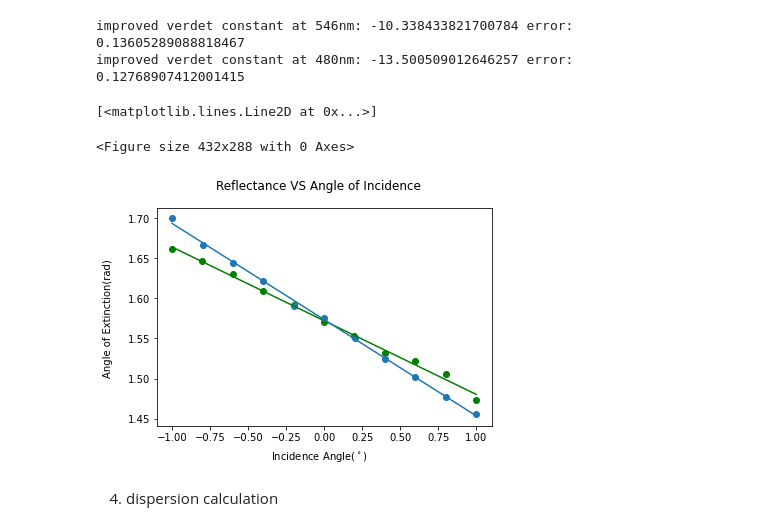
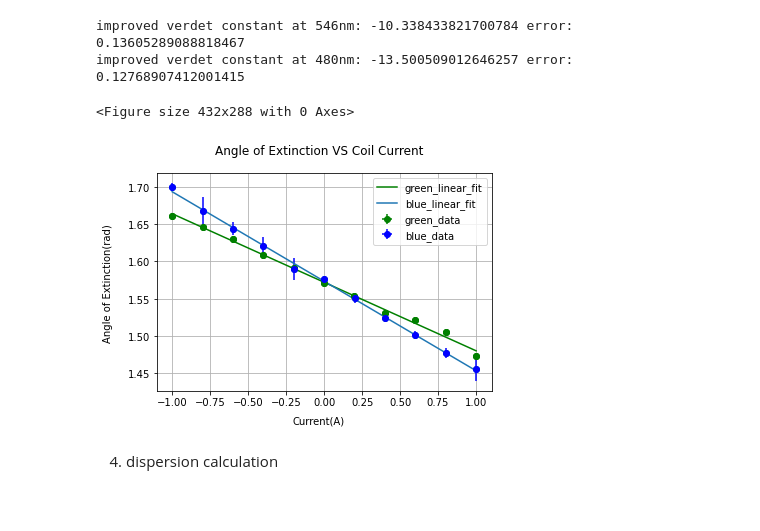
Before and after one commit to alberthu233/phys311_lab_report, a Jupyter notebook: faraday_rotation/faraday.ipynb, the cells around one changed output. Saved outputs shown, nothing was run; the diff lists cells and outputs as text; code cells hidden in the pictures; blank space fills up the shorter version.

Commit message:
plot

```diff
--- a/faraday_rotation/faraday.ipynb
+++ b/faraday_rotation/faraday.ipynb
@@ -139,21 +140,30 @@ improved verdet constant at 480nm: -13.500509012646257 error: 0.1276890741200141
 # %%
 xp = np.linspace(-1,1,1000)
 plt.clf()
 fig = plt.figure()
 ax1 = fig.add_subplot(111)
-fig.suptitle("Reflectance VS Angle of Incidence")
-fig.text(0.5, 0.01, 'Incidence Angle($^\circ$)', ha='center')
+fig.suptitle("Angle of Extinction VS Coil Current")
+fig.text(0.5, 0.01, 'Current(A)', ha='center')
 fig.text(0.001, 0.5, 'Angle of Extinction(rad)', va='center', rotation='vertical')
+#plot current vs angle with linear fit line
 ax1.scatter(df["Current"].div(1000), df["Angle_of_extinction"], color="green")
-ax1.plot(xp, new_vc(xp, l_green_fit[0][0], l_green_fit[0][1]), color="green")
-#axs[0].plot(xp, vc(xp, green_fit[0][0], green_fit[0][1]),"r")
+ax1.plot(xp, new_vc(xp, l_green_fit[0][0], l_green_fit[0][1]), color="green", label="green_linear_fit")
+ax1.errorbar(df["Current"].div(1000), df["Angle_of_extinction"],
+             xerr=df["sig_current"].div(1000), yerr=df["sig_degree"], color="green", fmt="o", label="green_data")
+
 ax1.scatter(df1["Current"].div(1000), df1["Avg_Angle_of_extinction"])
-ax1.plot(xp, new_vc(xp, l_blue_fit[0][0], l_blue_fit[0][1]))
-#axs[1].plot(xp, vc(xp, blue_fit[0][0], blue_fit[0][1]),"r")
+ax1.plot(xp, new_vc(xp, l_blue_fit[0][0], l_blue_fit[0][1]), label="blue_linear_fit")
+ax1.errorbar(df1["Current"].div(1000), df1["Avg_Angle_of_extinction"],
+             xerr=df1["sig_current"].div(1000), yerr=df1["sig_degree"],
+             color="blue", fmt="o", label="blue_data")
+
+ax1.grid()
+Leg = ax1.legend()
+
+fig.savefig("angle_current.png", dpi=500)
 # %% [output]
-[<matplotlib.lines.Line2D at 0x...>]
+<Figure size 432x288 with 0 Axes>
-<Figure size 432x288 with 0 Axes>
-[figure, old version]
+[figure, new version]
 # %% [markdown]
 4. dispersion calculation
 # %%
```
Also changed, not shown: parts of 5 cells of this notebook, 2 other files.
